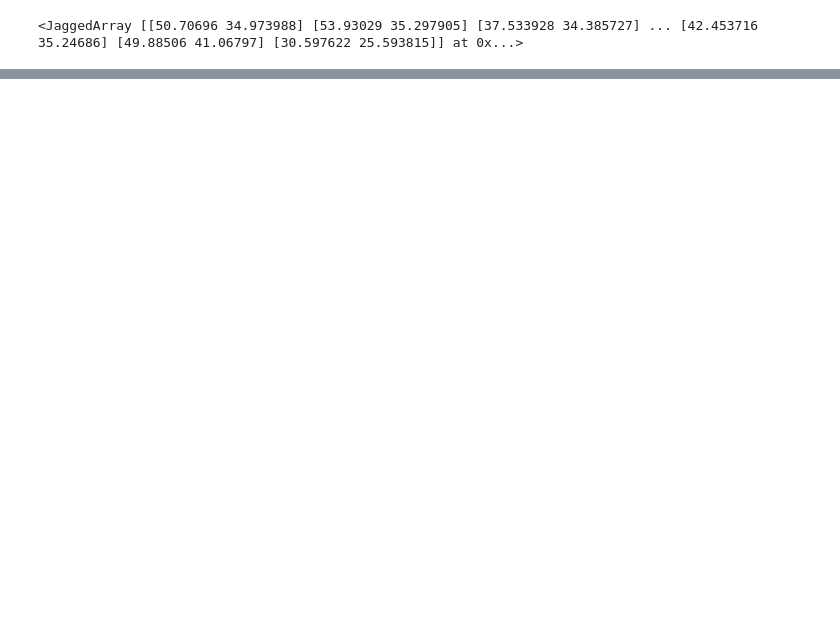
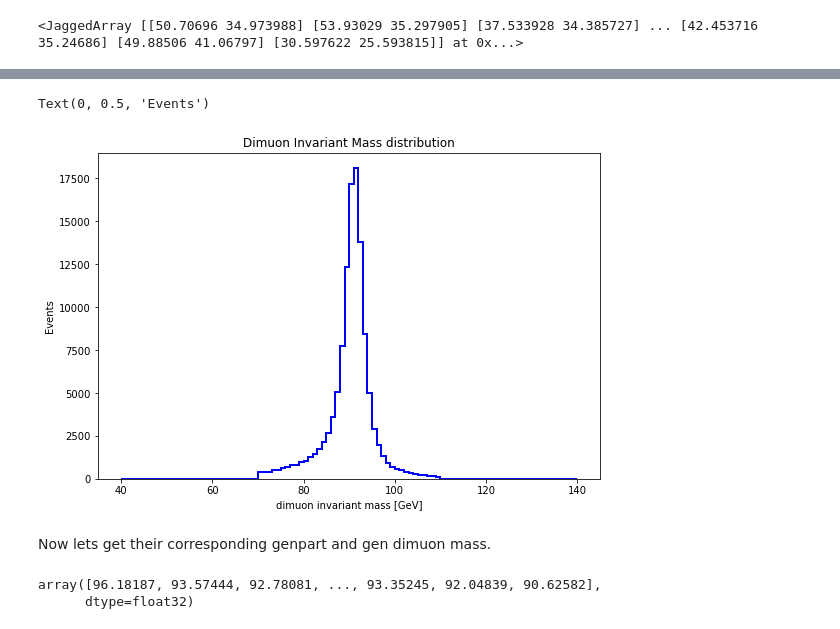
Before and after one commit to Taiantuia/MuonHATSatLPC2020, a Jupyter notebook: Exercise-2-Muon-momentum-scale-and-resolution-corrections.ipynb, the cells around one changed output, grey strips where cells are left out. Saved outputs shown, nothing was run; the diff lists cells and outputs as text; code cells hidden in the pictures; blank space fills up the shorter version.

```diff
--- a/Exercise-2-Muon-momentum-scale-and-resolution-corrections.ipynb
+++ b/Exercise-2-Muon-momentum-scale-and-resolution-corrections.ipynb
@@ -424,0 +421,22 @@ ak.fromiter(cor_pt)
+# %%
+uncorrected_two_opposite_good_muons= two_opposite_good_muons
+two_opposite_good_muons=scaled_two_opposite_good_muons
+# %%
+two_muon_p4=uproot_methods.TLorentzVectorArray.from_ptetaphim(two_opposite_good_muons.muon_pt, two_opposite_good_muons.muon_eta,
+                                                              two_opposite_good_muons.muon_phi, two_opposite_good_muons.muon_mass)
+# %%
+dimuon_p4=two_muon_p4[:,0]+two_muon_p4[:,1]
+#dimuon_p4.mass
+# %%
+dimuon_mass_mask=(dimuon_p4.mass>70)&(dimuon_p4.mass<110)
+# %%
+plt.figure(figsize=(9,6))
+plt.hist(dimuon_p4.mass[dimuon_mass_mask], bins=100, range=[40,140], histtype='step',linewidth=2, color='blue', label='dimuon invariant mass')
+plt.title('Dimuon Invariant Mass distribution')
+plt.xlabel('dimuon invariant mass [GeV]')
+plt.ylabel('Events')
+# %% [output]
+Text(0, 0.5, 'Events')
+[figure, added]
+# %% [markdown]
+Now lets get their corresponding genpart and gen dimuon mass.
@@ -424,0 +448,5 @@ ak.fromiter(cor_pt)
+# %%
+gen_dimuon_p4.mass
+# %% [output]
+array([96.18187, 93.57444, 92.78081, ..., 93.35245, 92.04839, 90.62582],
+      dtype=float32)
```
Also changed, not shown: parts of 35 cells of this notebook.
